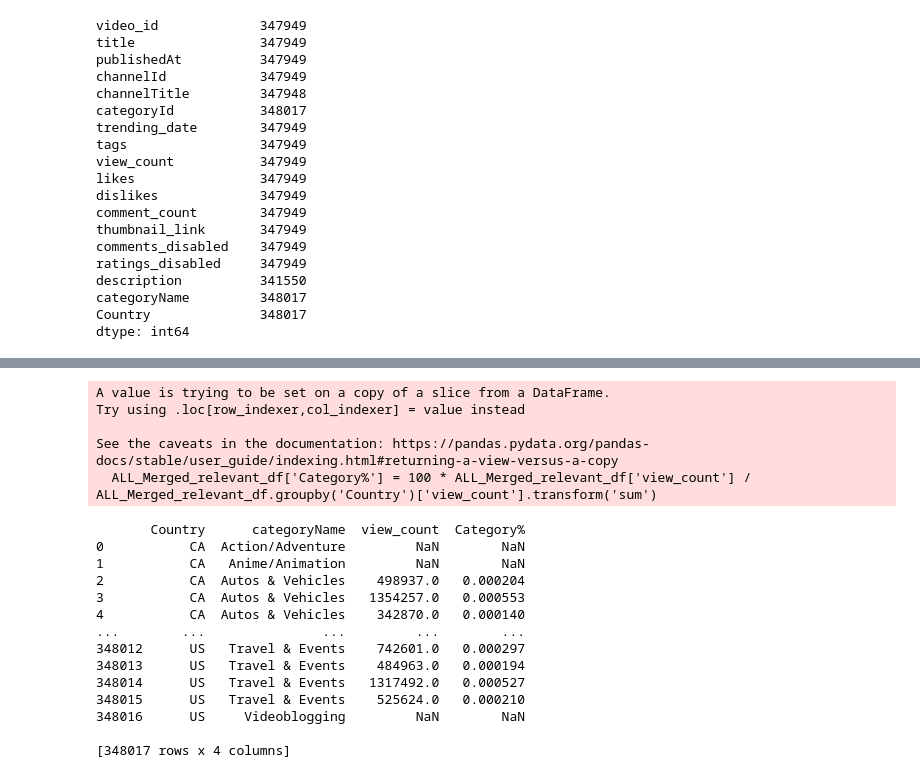
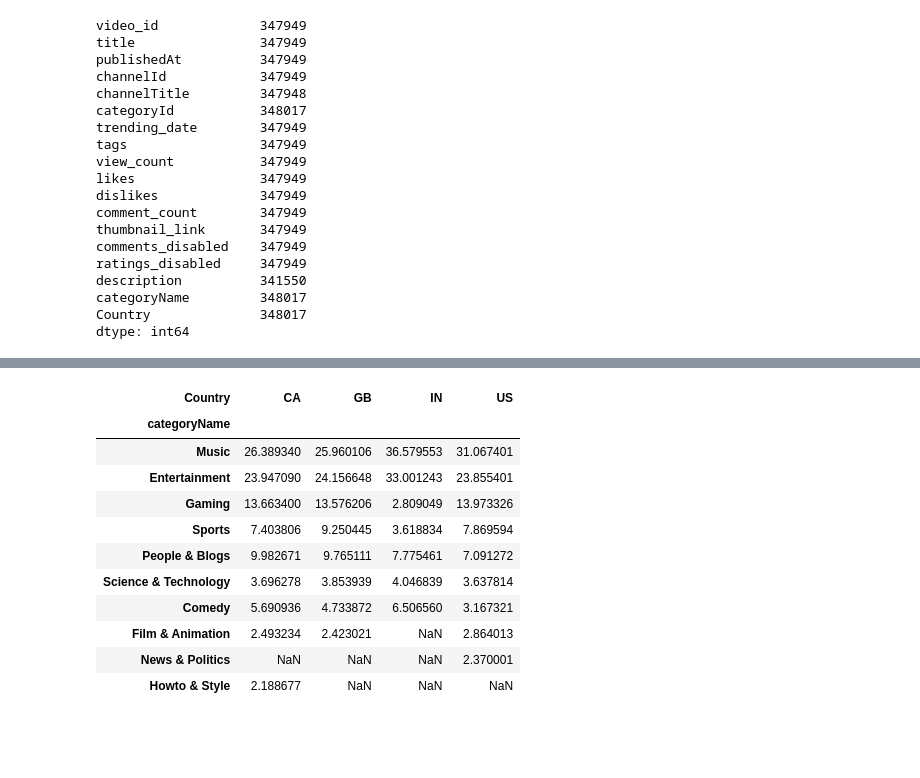
Before and after one commit to wpj174/project-one, a Jupyter notebook: Venkatesh_1028.ipynb, the cells around one changed output, grey strips where cells are left out. Cells and saved outputs as stored; diff of their text form; code cells hidden in the pictures; blank space fills up the shorter version.

```diff
--- a/Venkatesh_1028.ipynb
+++ b/Venkatesh_1028.ipynb
@@ -456,26 +422,15 @@ ValueError: pie requires either y column or 'subplots=True'
-# %%
-ALL_Merged_relevant_df=ALL_Merged_data_df[["Country","categoryName","view_count"]]
-
-#ALL_Merged_relevant_df
-ALL_Merged_relevant_df['Category%'] = 100 * ALL_Merged_relevant_df['view_count'] / ALL_Merged_relevant_df.groupby('Country')['view_count'].transform('sum')
-print(ALL_Merged_relevant_df.sort_values(['Country', 'categoryName']).reset_index(drop=True))
-# %% [output]
-A value is trying to be set on a copy of a slice from a DataFrame.
-Try using .loc[row_indexer,col_indexer] = value instead
-
-See the caveats in the documentation: https://pandas.pydata.org/pandas-docs/stable/user_guide/indexing.html#returning-a-view-versus-a-copy
-  ALL_Merged_relevant_df['Category%'] = 100 * ALL_Merged_relevant_df['view_count'] / ALL_Merged_relevant_df.groupby('Country')['view_count'].transform('sum')
-       Country      categoryName  view_count  Category%
-0           CA  Action/Adventure         NaN        NaN
-1           CA   Anime/Animation         NaN        NaN
-2           CA  Autos & Vehicles    498937.0   0.000204
-3           CA  Autos & Vehicles   1354257.0   0.000553
-4           CA  Autos & Vehicles    342870.0   0.000140
-...        ...               ...         ...        ...
-348012      US   Travel & Events    742601.0   0.000297
-348013      US   Travel & Events    484963.0   0.000194
-348014      US   Travel & Events   1317492.0   0.000527
-348015      US   Travel & Events    525624.0   0.000210
-348016      US     Videoblogging         NaN        NaN
-
-[348017 rows x 4 columns]
+# %%
+chart_df.sort_values(["US"],ascending=[False])
+# %% [output]
+| Country | CA | GB | IN | US |
+| categoryName |  |  |  |  |
+| Music | 26.389340 | 25.960106 | 36.579553 | 31.067401 |
+| Entertainment | 23.947090 | 24.156648 | 33.001243 | 23.855401 |
+| Gaming | 13.663400 | 13.576206 | 2.809049 | 13.973326 |
+| Sports | 7.403806 | 9.250445 | 3.618834 | 7.869594 |
+| People & Blogs | 9.982671 | 9.765111 | 7.775461 | 7.091272 |
+| Science & Technology | 3.696278 | 3.853939 | 4.046839 | 3.637814 |
+| Comedy | 5.690936 | 4.733872 | 6.506560 | 3.167321 |
+| Film & Animation | 2.493234 | 2.423021 | NaN | 2.864013 |
+| News & Politics | NaN | NaN | NaN | 2.370001 |
+| Howto & Style | 2.188677 | NaN | NaN | NaN |
```
Also changed, not shown: parts of 9 cells of this notebook.
